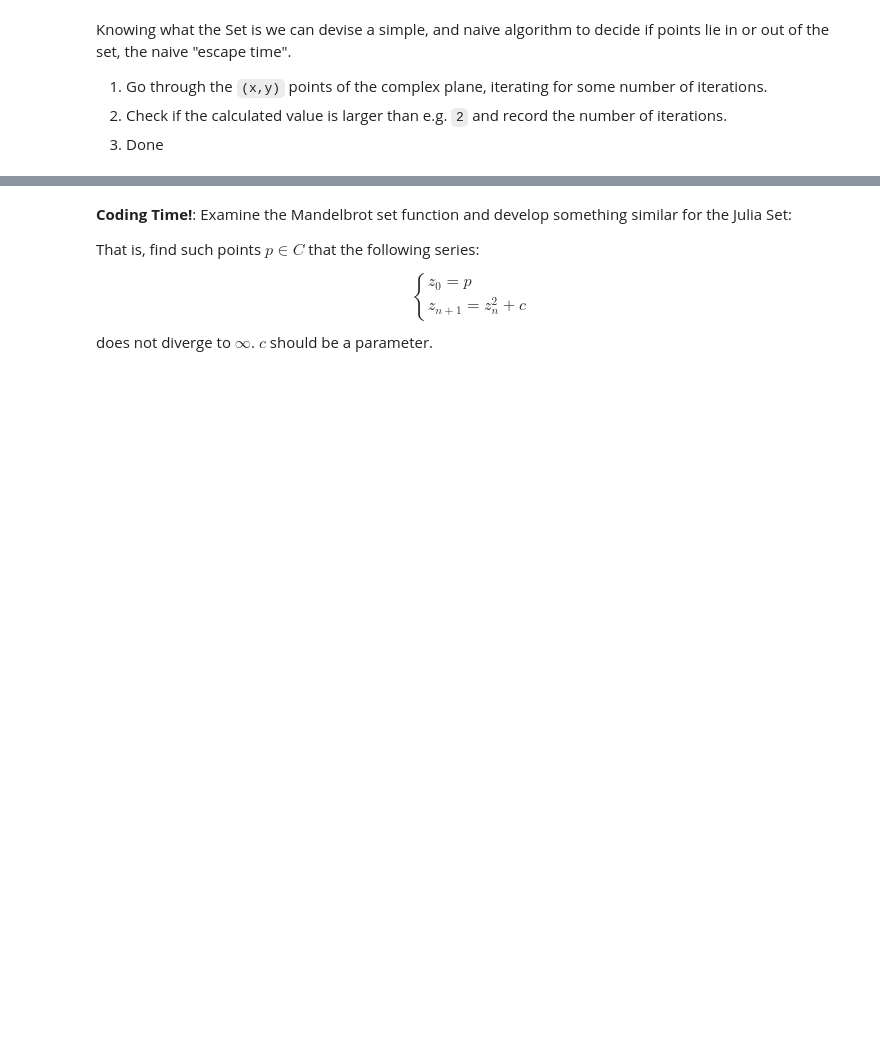
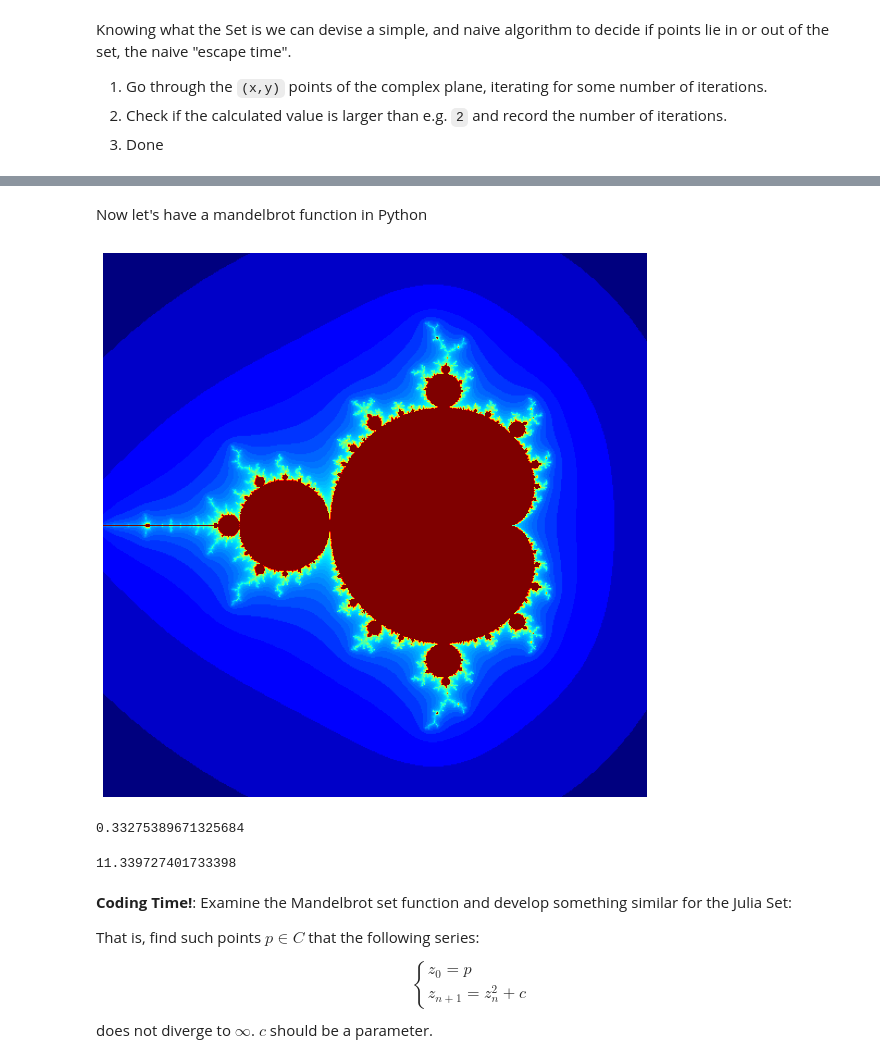
Before and after one commit to sgepner/Automate-Python, a Jupyter notebook: Lectures/Lecture6/Lecture 6.ipynb, the cells around one changed output, grey strips where cells are left out. Saved outputs shown, nothing was run; the diff lists cells and outputs as text; code cells hidden in the pictures; blank space fills up the shorter version.

```diff
--- a/Lectures/Lecture6/Lecture 6.ipynb
+++ b/Lectures/Lecture6/Lecture 6.ipynb
@@ -276,0 +285,2 @@ ax.set_axis_off()
+# %% [markdown]
+Now let's have a mandelbrot function in Python
@@ -276,0 +305,6 @@ ax.set_axis_off()
+# %%
+size = 500
+iterations = 1000
+
+# clreate a size x szie array of integers
+B = np.empty((size, size), dtype=np.int32)
@@ -276,0 +313,8 @@ ax.set_axis_off()
+# %%
+fig, ax = plt.subplots(1, 1, figsize=(10, 10))
+
+ax.imshow(np.log(B), cmap=plt.cm.jet)
+
+ax.set_axis_off()
+# %% [output]
+[figure, added]
@@ -277,3 +323,17 @@ ax.set_axis_off()
+# %%
+a = time.time()
+lib.mandelbrot(size, iterations, ffi.cast("int *", A.ctypes.data))
+b = time.time()
+print(b-a)
+# %% [output]
+0.33275389671325684
+# %%
+a = time.time()
+mandelbrot(size, iterations, B)
+b = time.time()
+print(b-a)
+# %% [output]
+11.339727401733398
 # %% [markdown]
 **Coding Time!**: Examine the Mandelbrot set function and develop something similar for the Julia Set:
 
```
Also changed, not shown: parts of 10 cells of this notebook, 1 other file.
